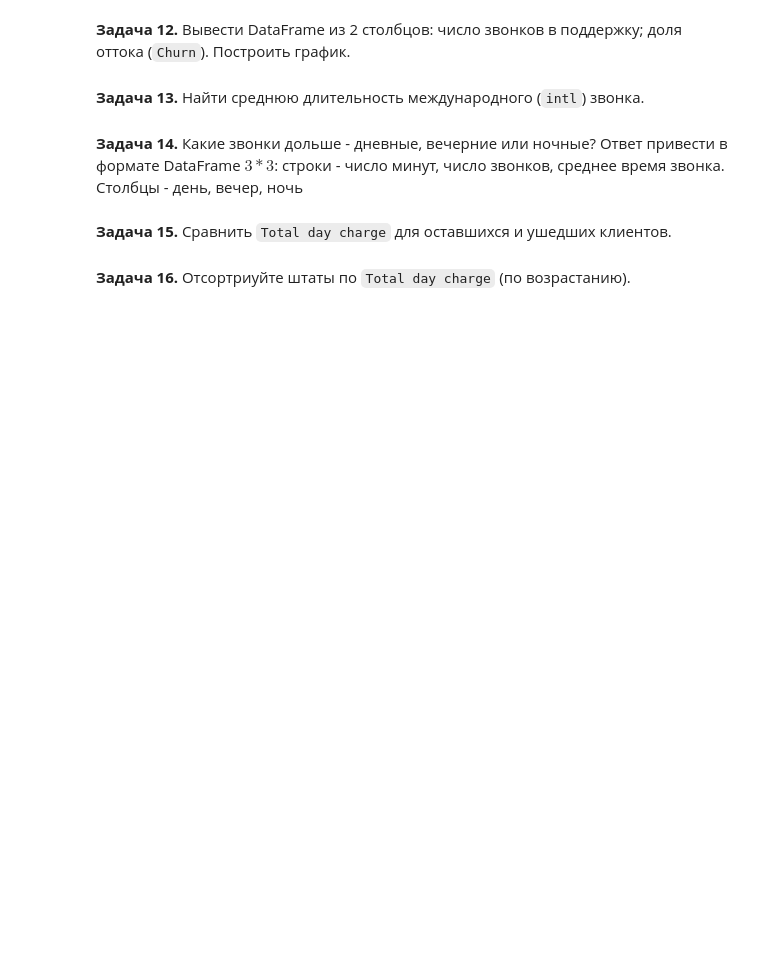
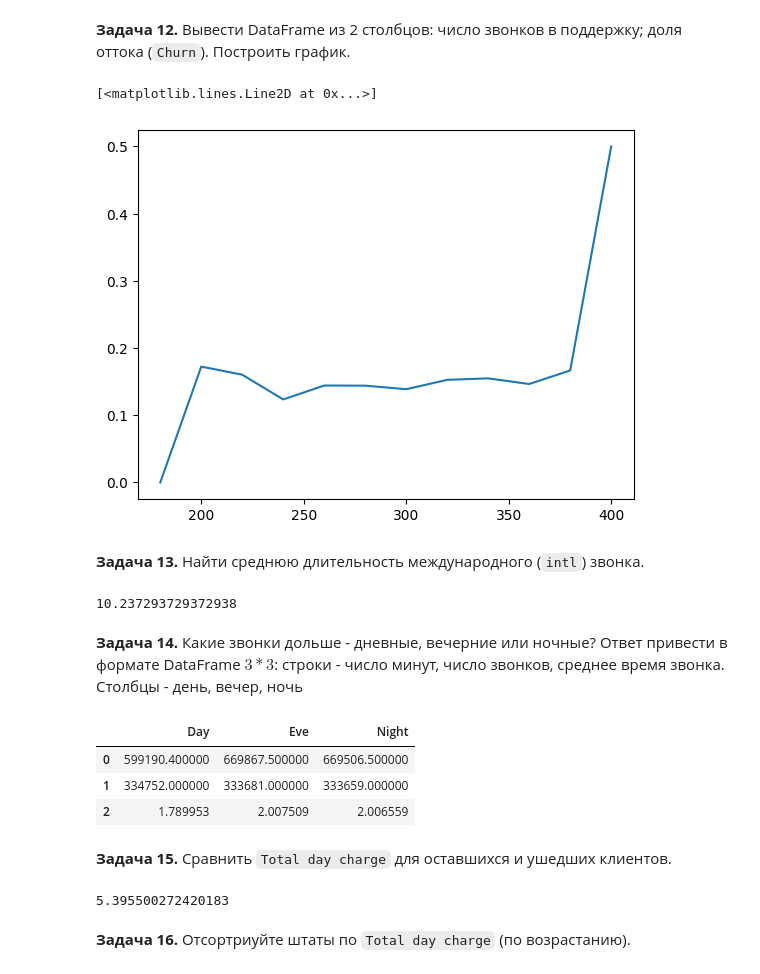
Before and after one commit to skolkovo-bba/informatics3, a Jupyter notebook: Решения/s3_lab05.ipynb, the cells around one changed output. Cells and saved outputs as stored; diff of their text form; code cells hidden in the pictures; blank space fills up the shorter version.

```diff
--- a/Решения/s3_lab05.ipynb
+++ b/Решения/s3_lab05.ipynb
@@ -636,3 +670,7 @@ corr.style.background_gradient(cmap='coolwarm')
 ### 2.9 задачи на Pandas
 # %% [markdown]
 Вам дан датасет ***telecom_churn***. Решите следующие задачи:
+# %%
+data = pd.read_csv("telecom_churn.csv")
+d=data
+d.sample(15)
@@ -655,2 +811,4 @@ corr.style.background_gradient(cmap='coolwarm')
 # %% [markdown]
 **Задача 11.** Вывести DataFrame из 2 столбцов: число звонков в поддержку; число клиентов, звонивших столько раз. Подсказка: используйте функцию агрегации `count`.
+# %%
+d['Total calls']=d[['Total day calls','Total eve calls','Total night calls']].sum(axis=1)
@@ -657,10 +832,43 @@ corr.style.background_gradient(cmap='coolwarm')
 # %% [markdown]
 **Задача 12.** Вывести DataFrame из 2 столбцов: число звонков в поддержку; доля оттока (`Churn`). Построить график.
+# %%
+def agr(DF):
+    DF['Churn']=DF.Churn.sum()/DF.Churn.count()
+    return DF
+sigma=20
+d['Total calls']=d[['Total day calls','Total eve calls','Total night calls']].sum(axis=1)//sigma*sigma
+count=d[['Total calls','Churn']].groupby('Total calls', group_keys=False).apply(agr)
+count.sort_values('Total calls',inplace=True)
+plt.plot(count['Total calls'],count['Churn'])
+# %% [output]
+[<matplotlib.lines.Line2D at 0x...>]
+[figure, added]
 # %% [markdown]
 **Задача 13.** Найти среднюю длительность международного (`intl`) звонка.
+# %%
+d['Total intl minutes'].mean()
+# %% [output]
+10.237293729372938
 # %% [markdown]
 **Задача 14.** Какие звонки дольше - дневные, вечерние или ночные? Ответ привести в формате DataFrame $3*3$: строки - число минут, число звонков, среднее время звонка. Столбцы - день, вечер, ночь
+# %%
+s=d.sum()
+pd.DataFrame({
+    'Day': [s['Total day minutes'], s['Total day calls'], s['Total day minutes'] / s['Total day calls']],
+    'Eve': [s['Total eve minutes'], s['Total eve calls'], s['Total eve minutes'] / s['Total eve calls']],
+    'Night': [s['Total night minutes'], s['Total night calls'], s['Total night minutes'] / s['Total night calls']]
+}
+)
+# %% [output]
+|  | Day | Eve | Night |
+| 0 | 599190.400000 | 669867.500000 | 669506.500000 |
+| 1 | 334752.000000 | 333681.000000 | 333659.000000 |
+| 2 | 1.789953 | 2.007509 | 2.006559 |
 # %% [markdown]
 **Задача 15.** Сравнить `Total day charge` для оставшихся и ушедших клиентов.
+# %%
+d[d.Churn]['Total day charge'].mean() - d[~d.Churn]['Total day charge'].mean()
+# %% [output]
+5.395500272420183
 # %% [markdown]
 **Задача 16.** Отсортриуйте штаты по `Total day charge` (по возрастанию).
```
Also changed, not shown: parts of 24 cells of this notebook, 2 other files.
